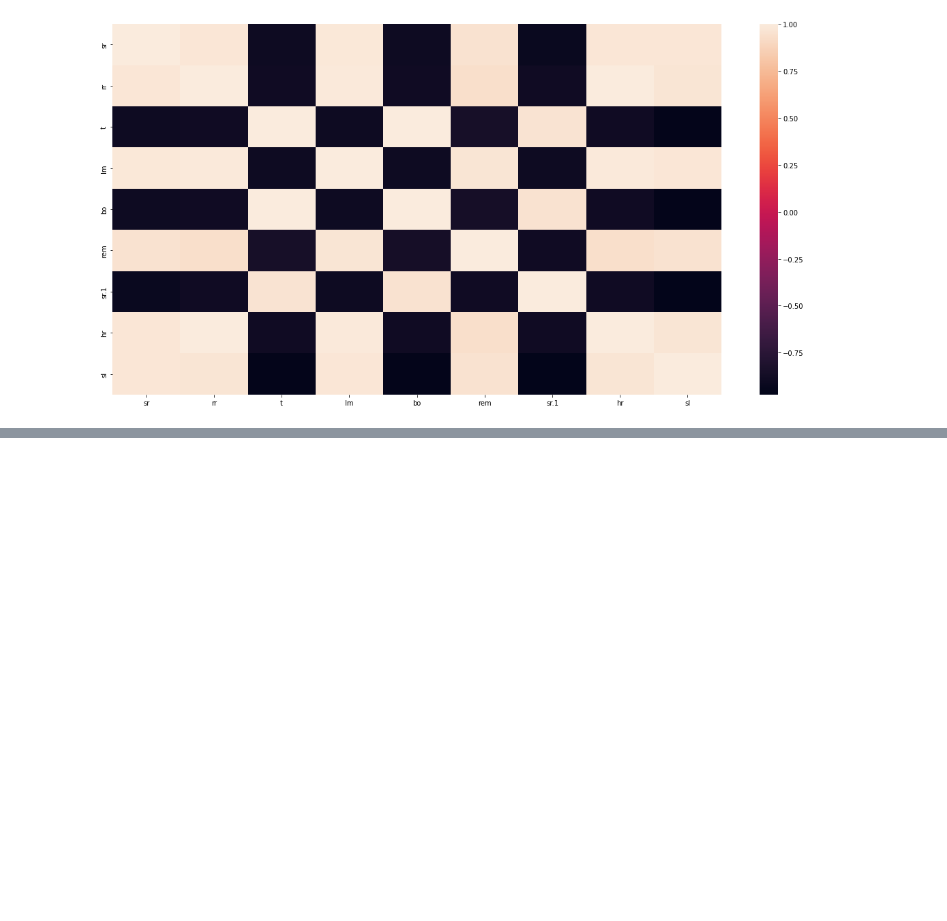
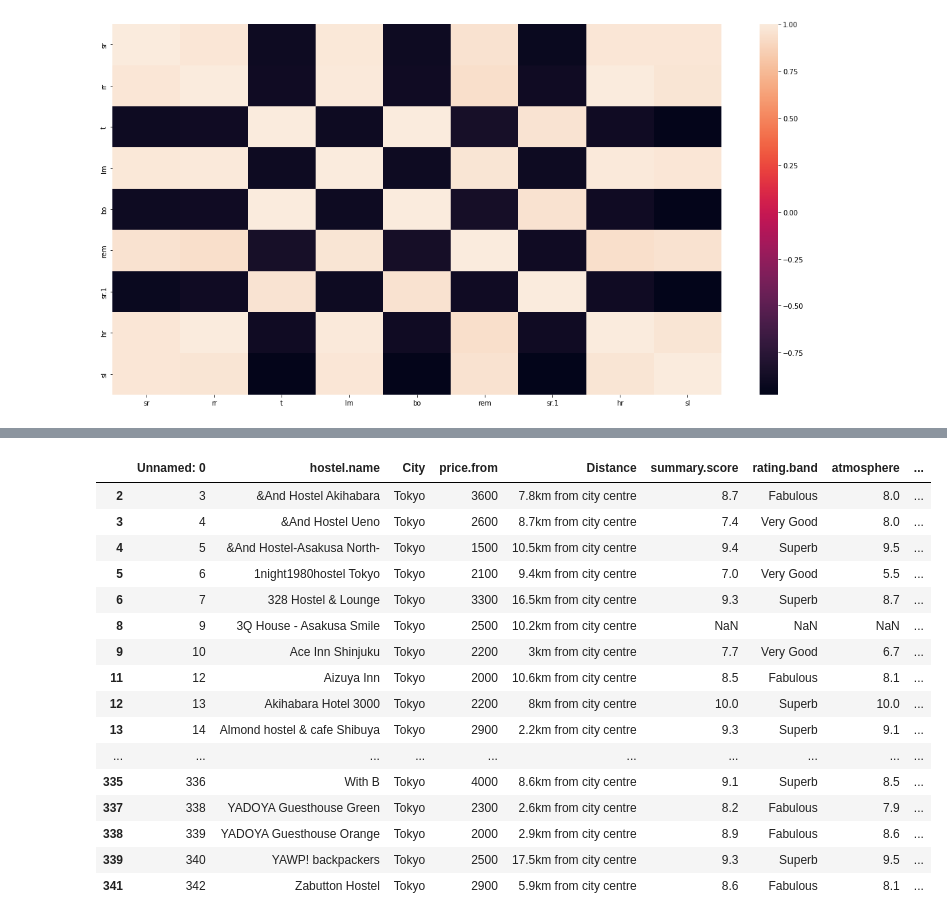
Before and after one commit to HtH-HacktheHood/laney-build-2022, a Jupyter notebook: data-analysis/Sleep_Data_Analysis.ipynb, the cells around one changed output, grey strips where cells are left out. Saved outputs shown, nothing was run; the diff lists cells and outputs as text; code cells hidden in the pictures; blank space fills up the shorter version.

```diff
--- a/data-analysis/Sleep_Data_Analysis.ipynb
+++ b/data-analysis/Sleep_Data_Analysis.ipynb
@@ -102,0 +114,27 @@ We can see from the heat map there is a black box between our "sr.1" (sleeping h
+# %%
+# Helping Liz with Spotify Data -- figure out why you can access empty values in her dataset
+
+spotify_data = pandas.read_csv("spotify_dataset.csv")
+spotify_data = spotify_data.astype("str")
+
+latin_songs = []
+latin_song_names = []
+missing = spotify_data['Artist Followers'][35]
+
+for index, row in spotify_data.iterrows():
+    if row['Artist Followers'] == missing:
+        spotify_data.drop(index)
+
+    if "latin" in row["Genre"]:
+        latin_songs.append(row)
+        latin_song_names.append(row["Song Name"] + " by " + row["Artist"])
+
+latin_song_data = pandas.DataFrame(latin_songs)
+
+dance_pop_corr = spotify_data[['Danceability', 'Popularity']].corr()
+
+# corr = spotify_data[["Popularity", "Danceability", "Energy", "Loudness", "Speechiness", "Acousticness", "Liveness", "Tempo", "Duration (ms)", "Valence"]]
+
+# corr.astype("int64")
+
+spotify_data
@@ -102,0 +159,34 @@ We can see from the heat map there is a black box between our "sr.1" (sleeping h
+# %%
+# Helping Jacob with Hostel Data
+
+hostel_data = pandas.read_csv("hostel.csv")
+
+# trying to get all columns whose rating band is not superb or fabulous
+
+tokyo_hostels = []
+
+for index, row in hostel_data.iterrows():
+    if row["City"] == "Tokyo":
+        tokyo_hostels.append(row)
+
+tokyo_df = pandas.DataFrame(tokyo_hostels)
+
+tokyo_df
+# %% [output]
+|  | Unnamed: 0 | hostel.name | City | price.from | Distance | summary.score | rating.band | atmosphere | ... |
+| 2 | 3 | &And Hostel Akihabara | Tokyo | 3600 | 7.8km from city centre | 8.7 | Fabulous | 8.0 | ... |
+| 3 | 4 | &And Hostel Ueno | Tokyo | 2600 | 8.7km from city centre | 7.4 | Very Good | 8.0 | ... |
+| 4 | 5 | &And Hostel-Asakusa North- | Tokyo | 1500 | 10.5km from city centre | 9.4 | Superb | 9.5 | ... |
+| 5 | 6 | 1night1980hostel Tokyo | Tokyo | 2100 | 9.4km from city centre | 7.0 | Very Good | 5.5 | ... |
+| 6 | 7 | 328 Hostel & Lounge | Tokyo | 3300 | 16.5km from city centre | 9.3 | Superb | 8.7 | ... |
+| 8 | 9 | 3Q House - Asakusa Smile | Tokyo | 2500 | 10.2km from city centre | NaN | NaN | NaN | ... |
+| 9 | 10 | Ace Inn Shinjuku | Tokyo | 2200 | 3km from city centre | 7.7 | Very Good | 6.7 | ... |
+| 11 | 12 | Aizuya Inn | Tokyo | 2000 | 10.6km from city centre | 8.5 | Fabulous | 8.1 | ... |
+| 12 | 13 | Akihabara Hotel 3000 | Tokyo | 2200 | 8km from city centre | 10.0 | Superb | 10.0 | ... |
+| 13 | 14 | Almond hostel & cafe Shibuya | Tokyo | 2900 | 2.2km from city centre | 9.3 | Superb | 9.1 | ... |
+| ... | ... | ... | ... | ... | ... | ... | ... | ... | ... |
+| 335 | 336 | With B | Tokyo | 4000 | 8.6km from city centre | 9.1 | Superb | 8.5 | ... |
+| 337 | 338 | YADOYA Guesthouse Green | Tokyo | 2300 | 2.6km from city centre | 8.2 | Fabulous | 7.9 | ... |
+| 338 | 339 | YADOYA Guesthouse Orange | Tokyo | 2000 | 2.9km from city centre | 8.9 | Fabulous | 8.6 | ... |
+| 339 | 340 | YAWP! backpackers | Tokyo | 2500 | 17.5km from city centre | 9.3 | Superb | 9.5 | ... |
+| 341 | 342 | Zabutton Hostel | Tokyo | 2900 | 5.9km from city centre | 8.6 | Fabulous | 8.1 | ... |
```
Also changed, not shown: parts of 8 cells of this notebook, 5 other files.
